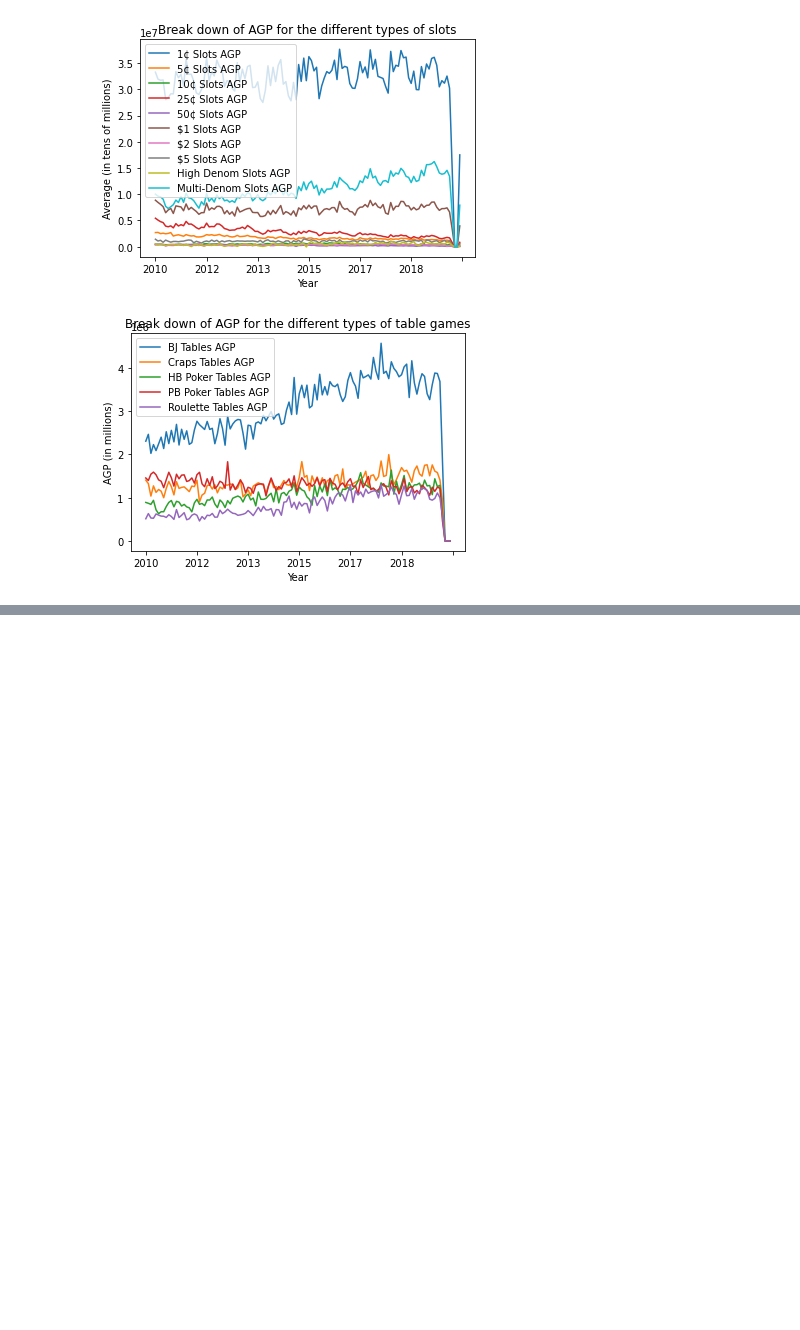
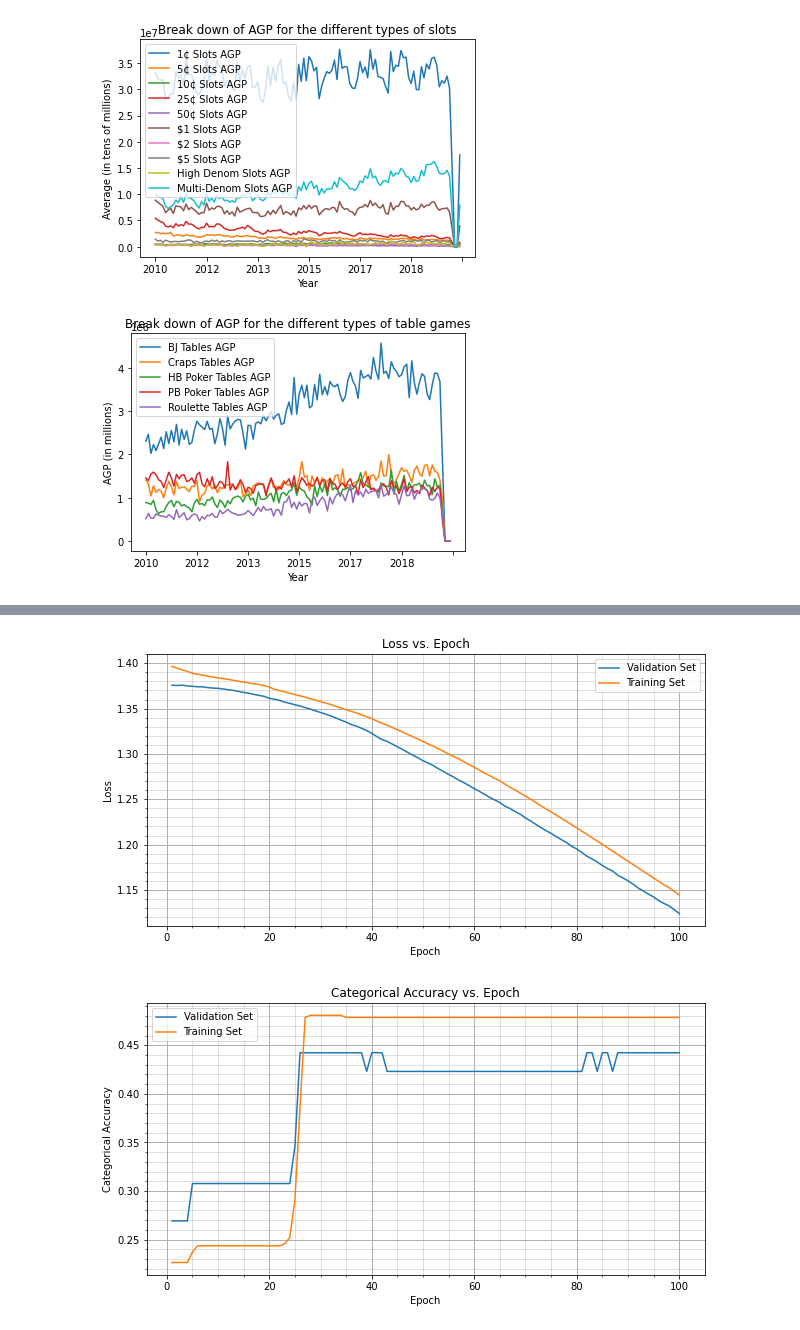
Before and after one commit to MattsonCam/Casino_Royale, a Jupyter notebook: casino_royale.ipynb, the cells around one changed output, grey strips where cells are left out. Cells and saved outputs as stored; diff of their text form; code cells hidden in the pictures; blank space fills up the shorter version.

```diff
--- a/casino_royale.ipynb
+++ b/casino_royale.ipynb
@@ -442,21 +537,4 @@ ydata = to_categorical(ydata, num_classes = 4)
 x_train, x_test, y_train, y_test = train_test_split(xdata, ydata, test_size=1/10, random_state=101, shuffle=True)
 
 numepochs = 100
-modmetrics = model.fit(x = x_train, y = y_train, validation_data=(x_test, y_test), batch_size = 10, epochs = numepochs, shuffle = True, verbose = 0)
-epochvals = np.arange(1,numepochs + 1)
-
-plt.figure(0)
-plt.plot(epochvals, modmetrics.history['val_loss'])
-plt.plot(epochvals, modmetrics.history['loss'])
-plt.xlabel('Epoch')
-plt.ylabel('Loss')
-plt.legend(['Validation Set','Training Set'])
-plt.title('Loss vs. Epoch')
-
-plt.figure(1)
-plt.plot(epochvals,modmetrics.history['val_categorical_accuracy'])
-plt.plot(epochvals,modmetrics.history['categorical_accuracy'])
-plt.xlabel('Epoch')
-plt.ylabel('Categorical Accuracy')
-plt.legend(['Validation Set','Training Set'])
-plt.title('Categorical Accuracy vs. Epoch')
+modmetrics = model.fit(x = x_train, y = y_train, validation_data=(x_test, y_test), batch_size = 10, epochs = numepochs, shuffle = True, verbose = 2)
@@ -462,0 +559,28 @@ plt.title('Categorical Accuracy vs. Epoch')
+# %%
+epochvals = np.arange(1,numepochs + 1)
+plt.figure(0)
+plt.minorticks_on()
+plt.grid(which='minor', alpha=0.5)
+plt.grid(which='major', linewidth=1)
+plt.plot(epochvals, modmetrics.history['val_loss'])
+plt.plot(epochvals, modmetrics.history['loss'])
+plt.xlabel('Epoch')
+plt.ylabel('Loss')
+plt.legend(['Validation Set','Training Set'])
+plt.title('Loss vs. Epoch')
+plt.savefig('neuralnet_loss')
+
+plt.figure(1)
+plt.minorticks_on()
+plt.grid(which='minor', alpha=0.5)
+plt.grid(which='major', linewidth=1)
+plt.plot(epochvals,modmetrics.history['val_categorical_accuracy'])
+plt.plot(epochvals,modmetrics.history['categorical_accuracy'])
+plt.xlabel('Epoch')
+plt.ylabel('Categorical Accuracy')
+plt.legend(['Validation Set','Training Set'])
+plt.title('Categorical Accuracy vs. Epoch')
+plt.savefig('neuralnet_acc')
+# %% [output]
+[figure, added]
+[figure, added]
```
Also changed, not shown: parts of 6 cells of this notebook.
